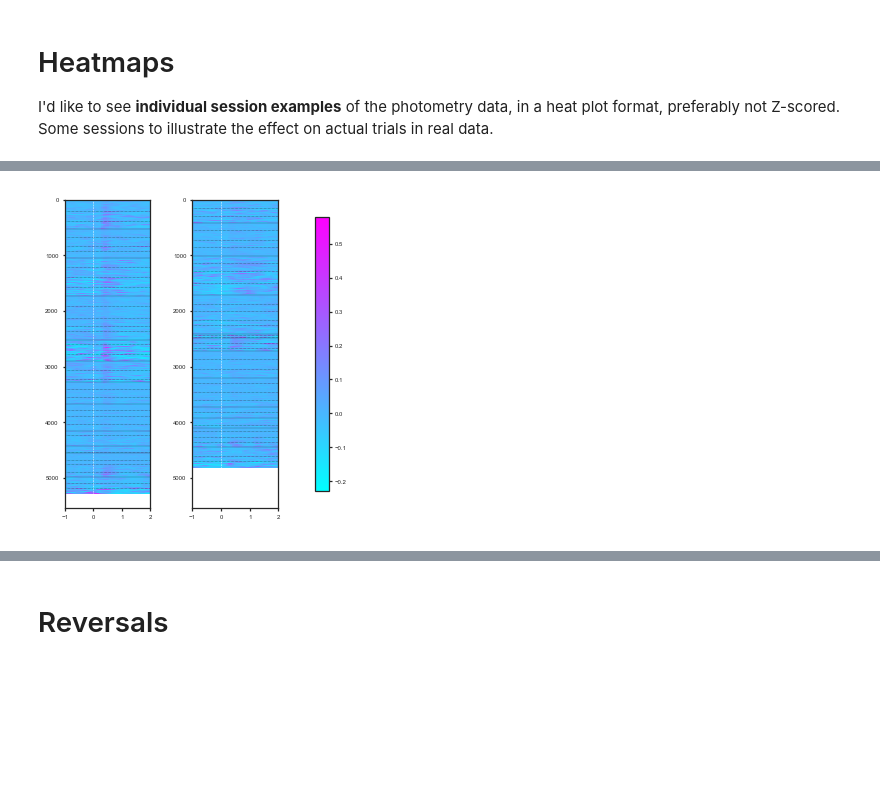
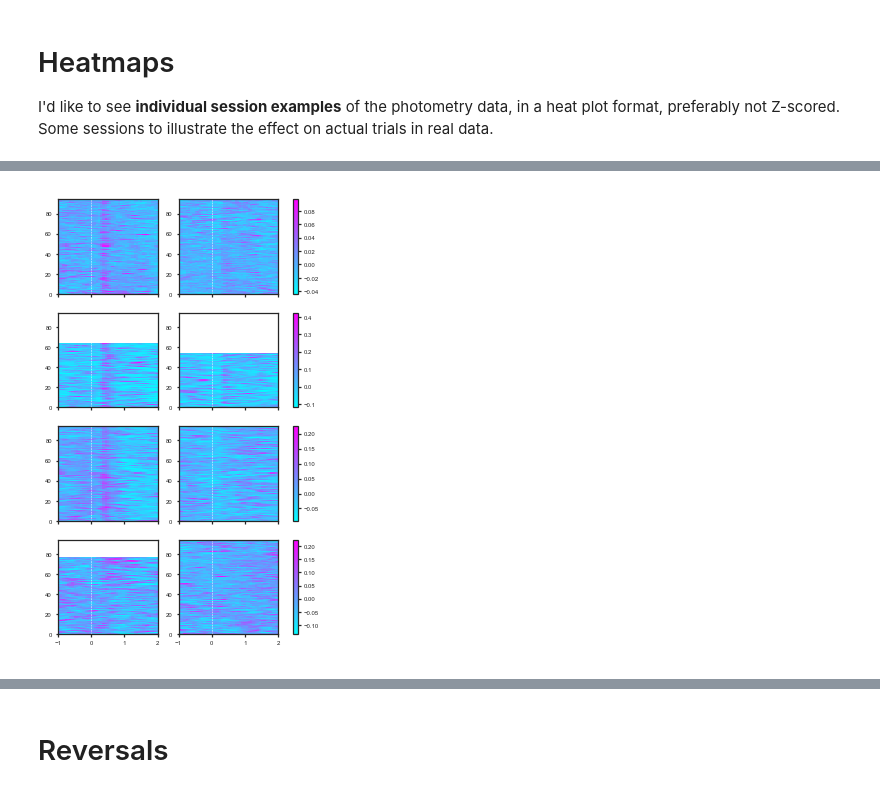
Before and after one commit to rachelstephlee/qlearning, a Jupyter notebook: Reviews_Analyses.ipynb, the cells around one changed output, grey strips where cells are left out. Cells and saved outputs as stored; diff of their text form; code cells hidden in the pictures; blank space fills up the shorter version.

```diff
--- a/Reviews_Analyses.ipynb
+++ b/Reviews_Analyses.ipynb
@@ -99,6 +338,8 @@ analysis_type = "multiple_event_reg_gcamp.csv"
 # pull data and drop intercepts
 df_fit_DMS = pd.read_csv("data/DMS/" + analysis_type, index_col = 0 )[1:]
 df_fit_DMS_CB = pd.read_csv("data/DMS_CB/" + analysis_type, index_col = 0 )[1:]
+df_fit_DMS["RecordLoc"] = "DMS"
+df_fit_DMS_CB["RecordLoc"] = "DMS_CB"
 
 for df_fit in [df_fit_DMS, df_fit_DMS_CB]:
     cond_split = df_fit['Cond'].str.split("-", n = 1, expand = True)
@@ -167,6 +416,9 @@ analysis_type = "multiple_event_reg_qvals.csv"
 # pull data and drop intercepts
 df_fit_DMS = pd.read_csv("data/DMS/" + analysis_type, index_col = 0 )
 df_fit_DMS_CB = pd.read_csv("data/DMS_CB/" + analysis_type, index_col = 0 )
+
+df_fit_DMS["RecordLoc"] = "DMS"
+df_fit_DMS_CB["RecordLoc"] = "DMS_CB"
 
 # ugh somehow can't filter this out in the for loop
 df_fit_DMS = df_fit_DMS[df_fit_DMS["Cond"] != "Intercept"]
@@ -177,7 +429,8 @@ for df_fit in (df_fit_DMS, df_fit_DMS_CB):
     # add p values for qvals regression
     df_fit["z"] = df_fit['Estimate'].values / df_fit['StdError'].values
     # some form of  ccdf.(Chisq(1), abs2.(z)) TODO double check
-    df_fit["Pval"] =  1 - scipy.stats.chi2.cdf(np.abs(df_fit['z'].values) ** 2, 1)
+    (_, pval_corrected, _, _) = multitest.multipletests(1 - scipy.stats.chi2.cdf(np.abs(df_fit['z'].values) ** 2, 1), method = 'fdr_bh')
+    df_fit["Pval"] = pval_corrected
 # %%
 SZ = 8
 
@@ -226,8 +479,19 @@ for num_col, df_fit in enumerate([df_fit_DMS, df_fit_DMS_CB]):
                 y = np.ones(len(x)) * pval_center[num_row] + ln_i * pval_gap[num_row]
 
                 ax.scatter(x, y, color = color, s = sig_sz[s_i])
+        # plot latencies
+        recordloc = df_fit["RecordLoc"].values[0]
+        latency_name = latency_names[num_row]
+        df_lat_i = df_lat_sum[(df_lat_sum["Latency_type"] == latency_name) & (df_lat_sum["RecordLoc"] == recordloc)]
+        lat_mean = df_lat_i["Mean"]
+        lat_5 = df_lat_i["lower_5"].values[0]
+        lat_95 = df_lat_i["upper_95"].values[0]
 
+        lat_95 = df_lat_i["upper_95"].values[0]
+        ax.errorbar(lat_mean, 0.65, xerr =np.array([[lat_5 , lat_95]]).T, fmt = 'D', ms = 2, lw = 0.5, capsize = 2, capthick = 0.5, color = 'k')
         # aesthetics
+        ax.axvline(0, color = 'lightgray', alpha = 0.5, zorder = 0, lw = 0.8)
+        ax.axhline(0, color = 'lightgray', alpha = 0.5, zorder = 0, lw = 0.8), # ls = ':'
 
         ax.set_ylim(ylims[num_row])
 
@@ -285,52 +525,65 @@ ax.axvline(0, color = 'k', linestyle = '--')
 # %%
 recordloc = "DMS"
 recordloc_str = "Terminals"
-fig = plt.subplots(figsize = (4.5, 5))
-gs = gridspec.GridSpec(1, 3, width_ratios = [1, 1, 0.1])
 
+
+
+sample_sessions = [[1, 1], [5, 3], [3, 5], [11, 2]]
+
+fig = plt.subplots(figsize = (4.5, 2 * len(sample_sessions)))
+
+gs = gridspec.GridSpec(len(sample_sessions), 3, width_ratios = [1, 1, 0.1])
+gs.update(wspace = 0.3)
 SZ_S = 6
-colorbar_range = [-0.23, 0.58] # for DMS [-0.2, 0.4] for DMS_CB
-for act_i, (act, act_name) in enumerate(zip(['Con', 'Ips'], ['Contra', 'Ipsi'])):
-    df_src_g = df_gcamp[(df_gcamp['RecordLoc'] == recordloc) & (df_gcamp['Action'] == act)]
 
-    # plot
 
-    df_src_g = df_src_g.sort_values(["MouseID", "Session"]).reset_index()
-    src_g_lp = np.stack(df_src_g['g_lp'].values, axis=0)
+for num_row, session_i in enumerate(sample_sessions):
 
-    ax = plt.subplot(gs[act_i])
-    if act_i == 0:
-        ax = plt.subplot(gs[act_i])
-        ax1 = ax
-    else:
-        ax = plt.subplot(gs[act_i], sharey = ax1)
+    df_src_g = df_gcamp[(df_gcamp['RecordLoc'] == recordloc) &
+                            (df_gcamp['MouseID'] == session_i[0]) & (df_gcamp['Session'] == session_i[1])]
 
-    g = ax.imshow(src_g_lp, aspect = 'auto', vmin = colorbar_range[0], vmax = colorbar_range[1], extent = [-1.0, 2.0, len(src_g_lp), 0], cmap = 'cool')
+    colorbar_min = np.min(np.stack(df_src_g['g_lp'].values, axis=0))
+    colorbar_max = np.max(np.stack(df_src_g['g_lp'].values, axis=0))
+    ylim_max = max(df_src_g.groupby('Action').count()['Trial'])
+    for num_col, (act, act_name) in enumerate(zip(['Con', 'Ips'], ['Contra', 'Ipsi'])):
 
-#     ax.set_ylabel("Trials Sorted by Mice (Solid) and Sessions (Dotted)")
-#     ax.set_xlabel("Time from Lever Presentation(s)")
+        df_src_g_i = df_src_g[(df_src_g['Action'] == act)]
 
-#     ax.set_title("Raw GCaMP6f from VTA/SNc::DMS "+ recordloc_str +"\nTimelocked to Lever Presentation")
+        # plot
 
-    # plot session markers
-    session_markers = df_src_g.index[df_src_g['Session'].diff() == 1.0]
-    ax.hlines(session_markers, -1, 2.0, 'k', linestyle = 'dotted', linewidth = 0.5)
+        src_g_lp = np.stack(df_src_g_i['g_lp'].values, axis=0)
 
-    # plot mouseID markers
-    mouseID_markers = df_src_g.index[df_src_g['MouseID'].diff() == 1.0]
-    ax.hlines(mouseID_markers, -1, 2.0, 'k', linewidth = 0.3, alpha = 0.8)
+        if act_i == 0:
+            ax1 = plt.subplot(gs[num_row, num_col])
+            ax = ax1
 
-    ax.axvline(0, color = 'w', linestyle = '--', linewidth = 0.5)
-    ax.tick_params(labelsize = SZ_S, length = 2.5)
-lax = plt.subplot(gs[-1])
-lax.axis('off')
-cb = plt.colorbar(g, ax = lax, fraction = 1.6)
-cb.ax.tick_params(labelsize = SZ_S, length = 2.5)
+        else:
+            ax2 = plt.subplot(gs[num_row, num_col], sharey = ax1)
+#             plt.setp(ax2.get_yticklabels(), visible=False)
+            ax = ax2
 
-cb.ax.yaxis.set_ticks_position('right')
+        if num_row < len(sample_sessions) - 1:
+            ax.xaxis.set_ticklabels([])
+        ax.set_ylim([0, ylim_max])
+        g = ax.imshow(src_g_lp, aspect = 'auto',extent = [-1.0, 2.0, len(src_g_lp), 0], cmap = 'cool', vmin = colorbar_min, vmax = colorbar_max)
 
-plt.tight_layout()
+        # to test the correctness of shared colorbar
+    #     cbar = plt.colorbar(g, ax = ax, orientation = 'horizontal')
+    #     cbar.ax.tick_params(labelsize=SZ_S)
+
+        ax.axvline(0, color = 'w', linestyle = '--', linewidth = 0.5)
+        ax.tick_params(labelsize = SZ_S, length = 2.5)
+
+    lax = plt.subplot(gs[num_row, -1])
+    lax.axis('off')
+    cb = plt.colorbar(g, ax = lax, fraction = 1.6)
+    cb.ax.tick_params(labelsize = SZ_S, length = 2.5)
+
+    cb.ax.yaxis.set_ticks_position('right')
+
+
+
 
 plt.savefig('figs/FigR5_for_ai.pdf',transparent = True, quality = 95)
 # %% [output]
-[figure, old version]
+[figure, new version]
```
Also changed, not shown: parts of 19 cells of this notebook, 3 other files.
